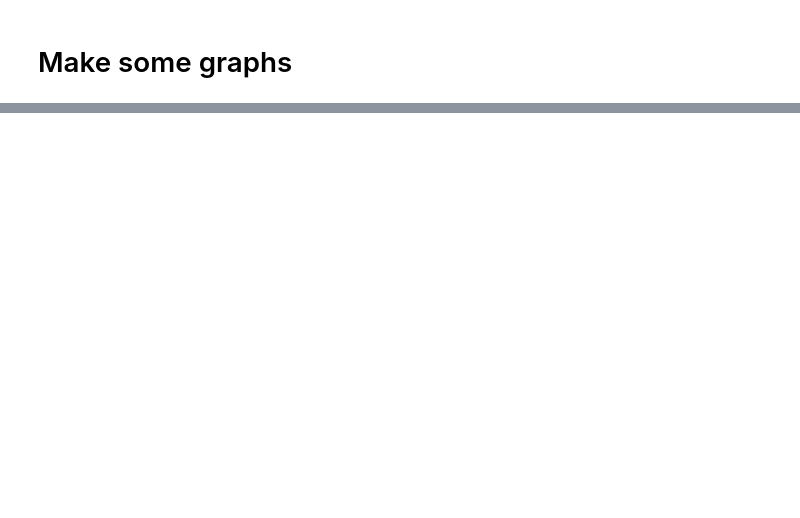
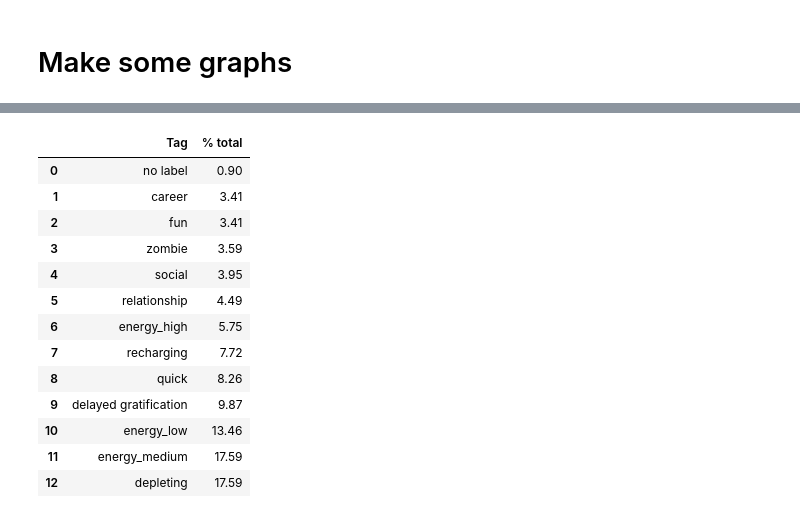
Before and after one commit to avryluy/TaskEnergySystem-ToDoIst, a Jupyter notebook: testing-ground.ipynb, the cells around one changed output, grey strips where cells are left out. Saved outputs shown, nothing was run; the diff lists cells and outputs as text; code cells hidden in the pictures; blank space fills up the shorter version.

```diff
--- a/testing-ground.ipynb
+++ b/testing-ground.ipynb
@@ -373,0 +385,17 @@ plt.show()
+# %%
+tag_counts[['Tag','% total']]
+# %% [output]
+|  | Tag | % total |
+| 0 | no label | 0.90 |
+| 1 | career | 3.41 |
+| 2 | fun | 3.41 |
+| 3 | zombie | 3.59 |
+| 4 | social | 3.95 |
+| 5 | relationship | 4.49 |
+| 6 | energy_high | 5.75 |
+| 7 | recharging | 7.72 |
+| 8 | quick | 8.26 |
+| 9 | delayed gratification | 9.87 |
+| 10 | energy_low | 13.46 |
+| 11 | energy_medium | 17.59 |
+| 12 | depleting | 17.59 |
```
Also changed, not shown: parts of 14 cells of this notebook, 1 other file.
